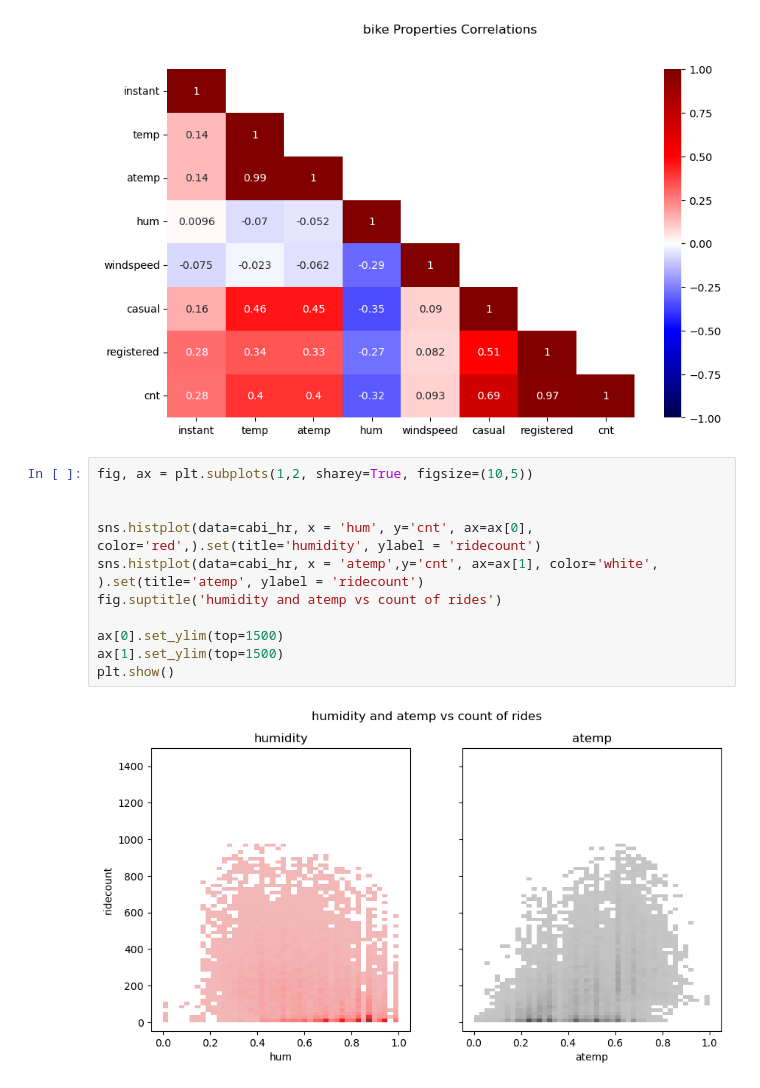
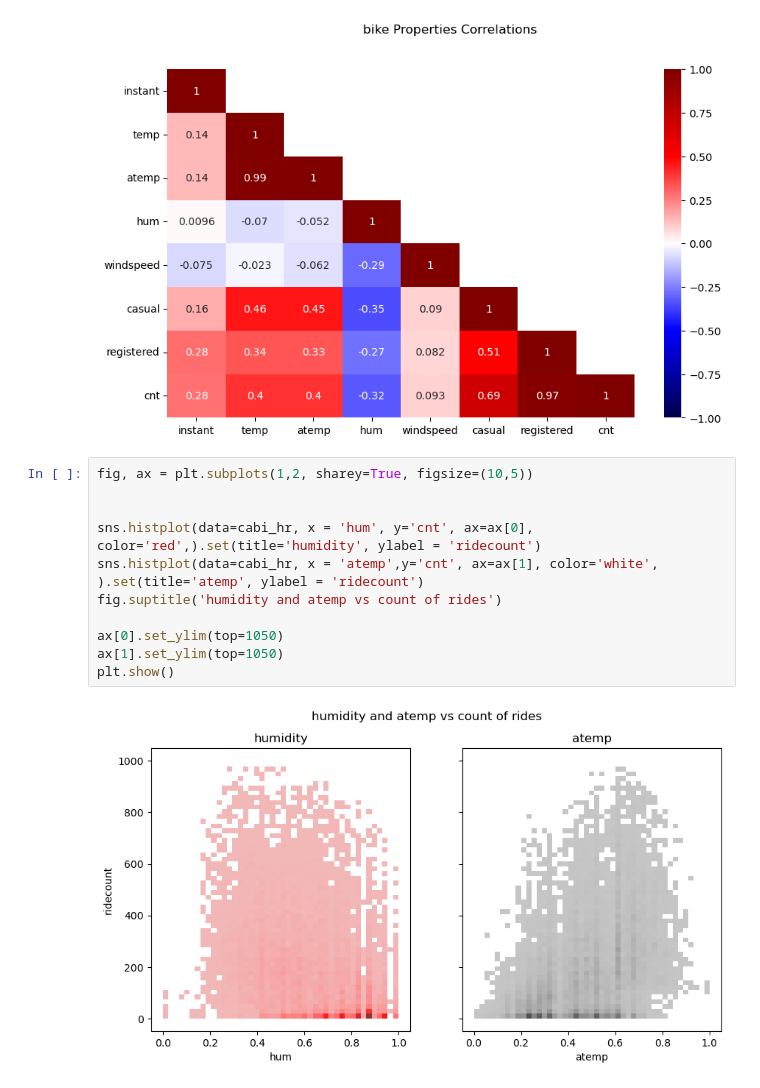
Before and after one commit to cdb8675309/Sprint-1, a Jupyter notebook: P3_S1.ipynb, the cells around one changed output. Drawn from its saved outputs; the diff is of its cells as text.

```diff
--- a/P3_S1.ipynb
+++ b/P3_S1.ipynb
@@ -328,13 +328,13 @@ plt.show()
 # %%
 fig, ax = plt.subplots(1,2, sharey=True, figsize=(10,5))
 
 
 sns.histplot(data=cabi_hr, x = 'hum', y='cnt', ax=ax[0], color='red',).set(title='humidity', ylabel = 'ridecount')
 sns.histplot(data=cabi_hr, x = 'atemp',y='cnt', ax=ax[1], color='white', ).set(title='atemp', ylabel = 'ridecount')
 fig.suptitle('humidity and atemp vs count of rides')
 
-ax[0].set_ylim(top=1500)
-ax[1].set_ylim(top=1500)
+ax[0].set_ylim(top=1050)
+ax[1].set_ylim(top=1050)
 plt.show()
 # %% [output]
-[figure, old version]
+[figure, new version]
```
Also changed, not shown: parts of 4 cells of this notebook.
